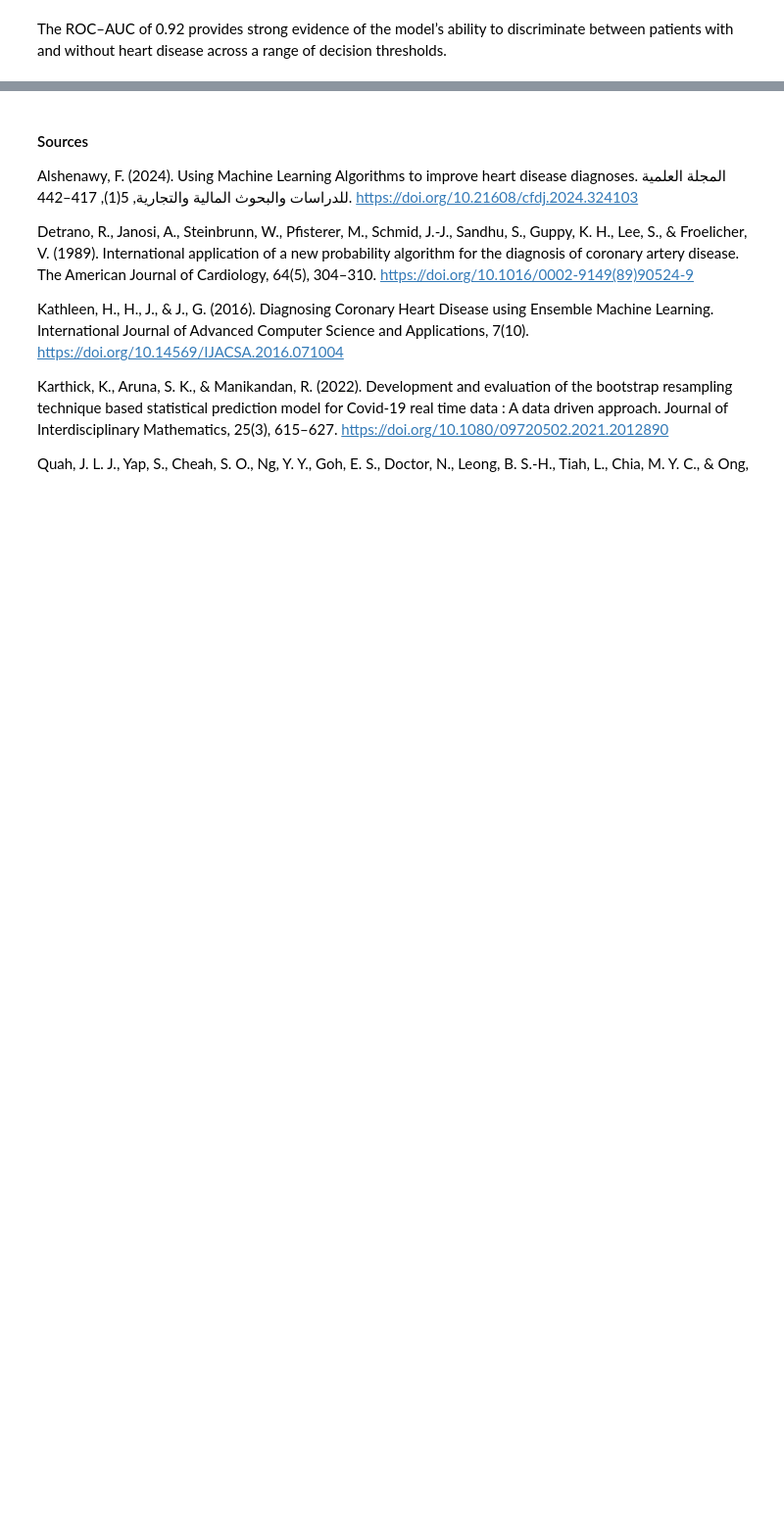
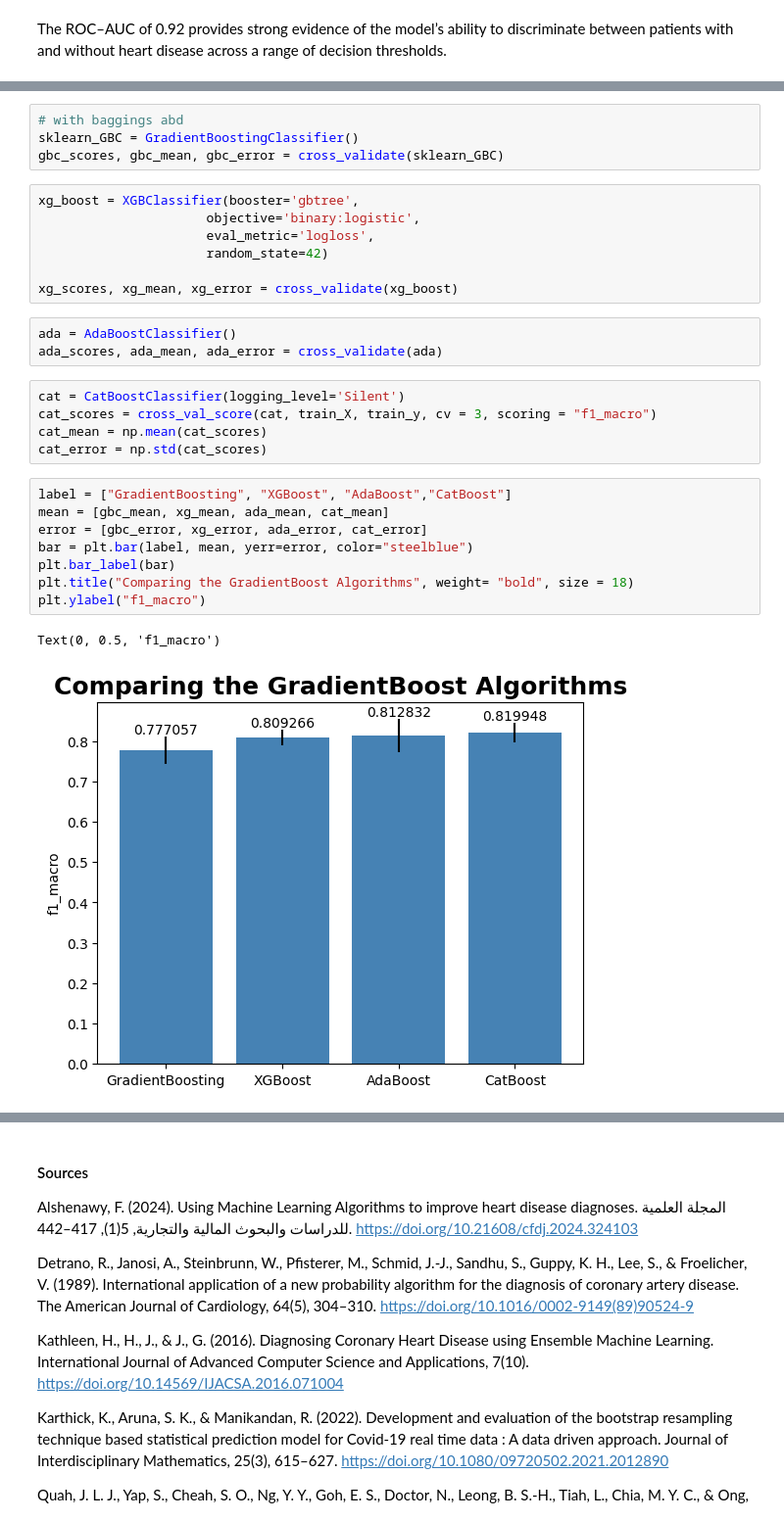
Before and after one commit to micheleishere/CO2, a Jupyter notebook: Project_CO2_main.ipynb, the cells around one changed output, grey strips where cells are left out. Shown at 98% size. Cells and saved outputs as stored; diff of their text form; blank space fills up the shorter version.

```diff
--- a/Project_CO2_main.ipynb
+++ b/Project_CO2_main.ipynb
@@ -925,0 +960,30 @@ The ROC–AUC of 0.92 provides strong evidence of the model’s ability to discr
+# %%
+# with baggings abd
+sklearn_GBC = GradientBoostingClassifier()
+gbc_scores, gbc_mean, gbc_error = cross_validate(sklearn_GBC)
+# %%
+xg_boost = XGBClassifier(booster='gbtree',
+                      objective='binary:logistic',
+                      eval_metric='logloss',
+                      random_state=42)
+
+xg_scores, xg_mean, xg_error = cross_validate(xg_boost)
+# %%
+ada = AdaBoostClassifier()
+ada_scores, ada_mean, ada_error = cross_validate(ada)
+# %%
+cat = CatBoostClassifier(logging_level='Silent')
+cat_scores = cross_val_score(cat, train_X, train_y, cv = 3, scoring = "f1_macro")
+cat_mean = np.mean(cat_scores)
+cat_error = np.std(cat_scores)
+# %%
+label = ["GradientBoosting", "XGBoost", "AdaBoost","CatBoost"]
+mean = [gbc_mean, xg_mean, ada_mean, cat_mean]
+error = [gbc_error, xg_error, ada_error, cat_error]
+bar = plt.bar(label, mean, yerr=error, color="steelblue")
+plt.bar_label(bar)
+plt.title("Comparing the GradientBoost Algorithms", weight= "bold", size = 18)
+plt.ylabel("f1_macro")
+# %% [output]
+Text(0, 0.5, 'f1_macro')
+[figure, added]
```
Also changed, not shown: parts of 49 cells of this notebook.
